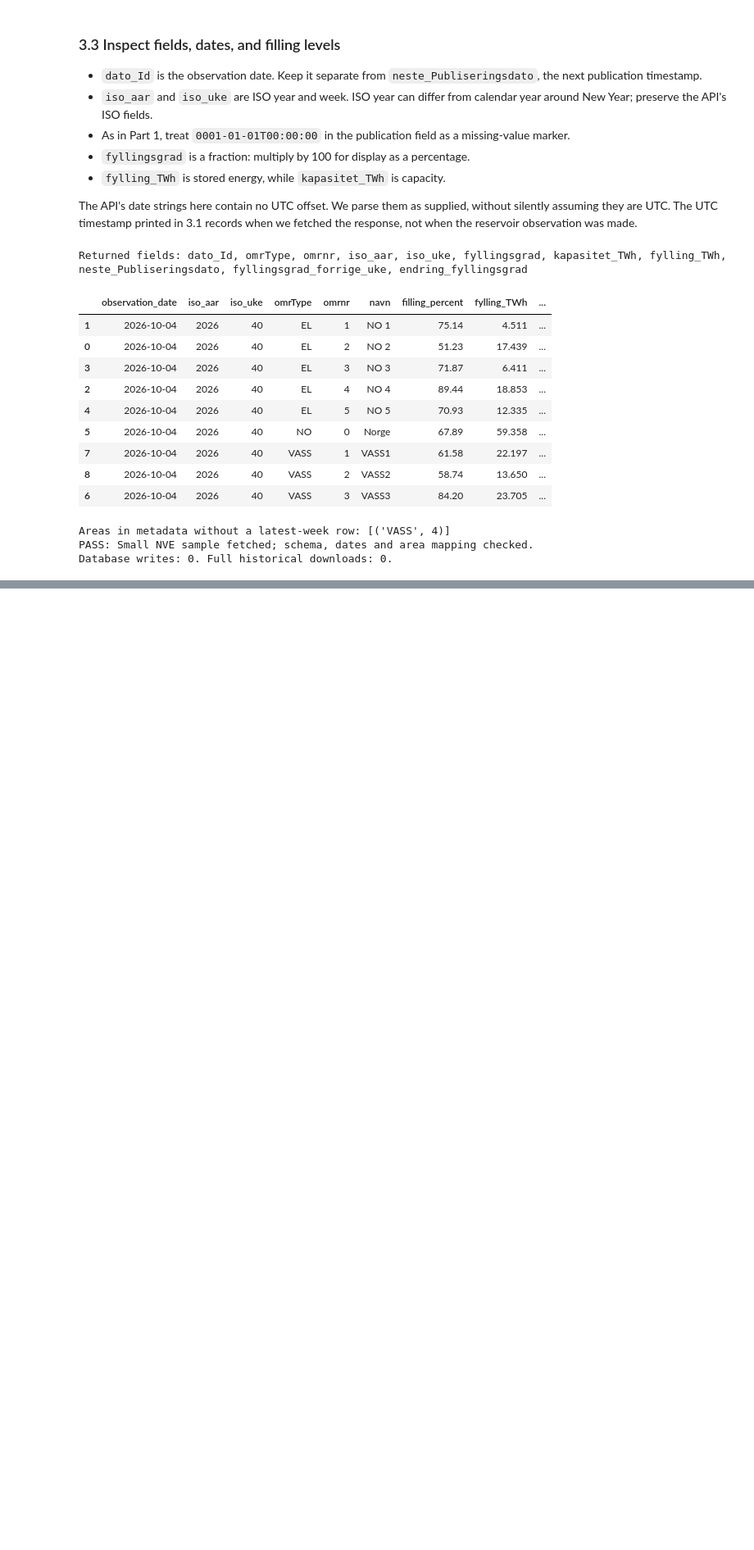
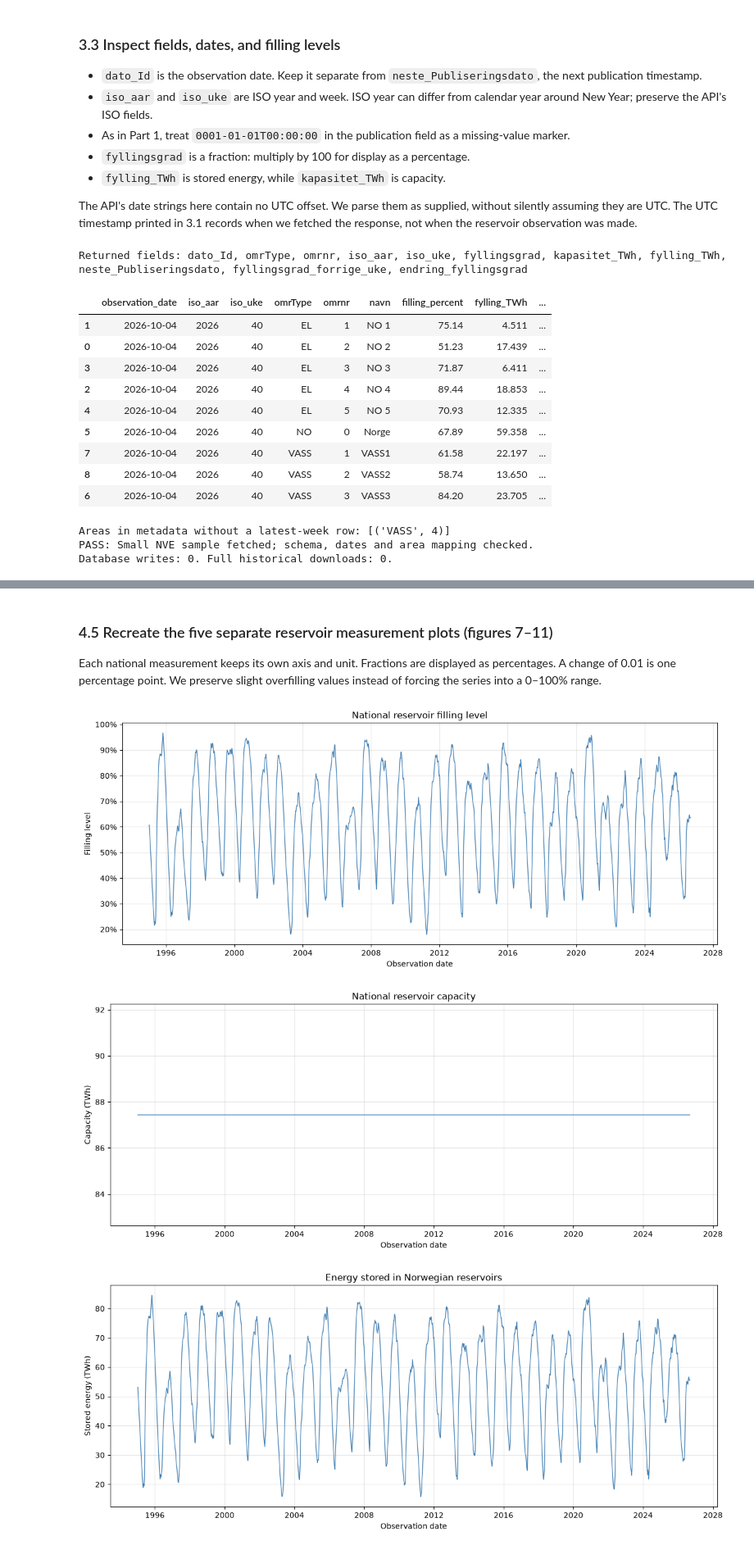
Before and after one commit to G0KU-DOTCOM/Streamlit_dashboard, a Jupyter notebook: notebooks/prosjekt_part2.ipynb, the cells around one changed output, grey strips where cells are left out. Shown at 82% size. Saved outputs shown, nothing was run; the diff lists cells and outputs as text; code cells hidden in the pictures; blank space fills up the shorter version.

```diff
--- a/notebooks/prosjekt_part2.ipynb
+++ b/notebooks/prosjekt_part2.ipynb
@@ -417,0 +792,61 @@ The next step is to plan a bounded historical retrieval and recreate the Part 1
+# %% [markdown]
+### 4.5 Recreate the five separate reservoir measurement plots (figures 7–11)
+
+Each national measurement keeps its own axis and unit. Fractions are displayed as percentages. A change of 0.01 is one percentage point. We preserve slight overfilling values instead of forcing the series into a 0–100% range.
+# %%
+# Each measurement gets its own plot because the columns use different units
+# and scales. The fraction columns are formatted as percentages without
+# changing their underlying values.
+measurement_plots = {
+    "filling_fraction": {
+        "title": "National reservoir filling level",
+        "ylabel": "Filling level",
+        "percentage": True
+    },
+    "capacity_twh": {
+        "title": "National reservoir capacity",
+        "ylabel": "Capacity (TWh)",
+        "percentage": False
+    },
+    "stored_energy_twh": {
+        "title": "Energy stored in Norwegian reservoirs",
+        "ylabel": "Stored energy (TWh)",
+        "percentage": False
+    },
+    "previous_week_filling_fraction": {
+        "title": "Previous week's national filling level",
+        "ylabel": "Previous filling level",
+        "percentage": True
+    },
+    "weekly_filling_change": {
+        "title": "Weekly change in national filling level",
+        "ylabel": "Change in percentage points",
+        "percentage": True
+    }
+}
+
+for column, settings in measurement_plots.items():
+    fig, axis = plt.subplots(figsize=(12, 5))
+
+    axis.plot(
+        national_data["observation_date"],
+        national_data[column],
+        color="steelblue",
+        linewidth=1
+    )
+
+    axis.set_title(settings["title"])
+    axis.set_xlabel("Observation date")
+    axis.set_ylabel(settings["ylabel"])
+    axis.grid(alpha=0.3)
+
+    if settings["percentage"]:
+        axis.yaxis.set_major_formatter(PercentFormatter(1.0))
+
+    plt.tight_layout()
+    plt.show()
+    plt.close(fig)
+# %% [output]
+[figure, added]
+[figure, added]
+[figure, added]
```
Also changed, not shown: parts of 18 cells of this notebook, 1 other file.
